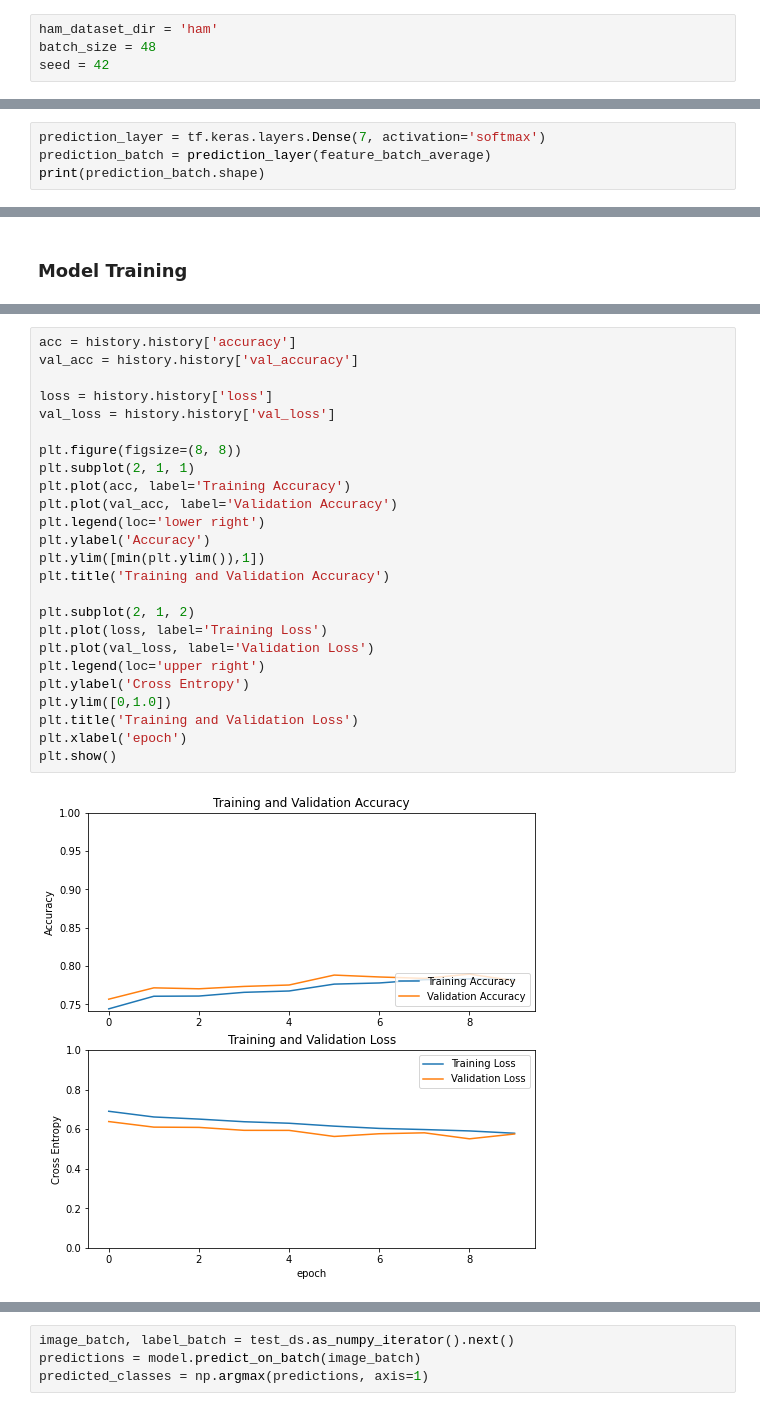
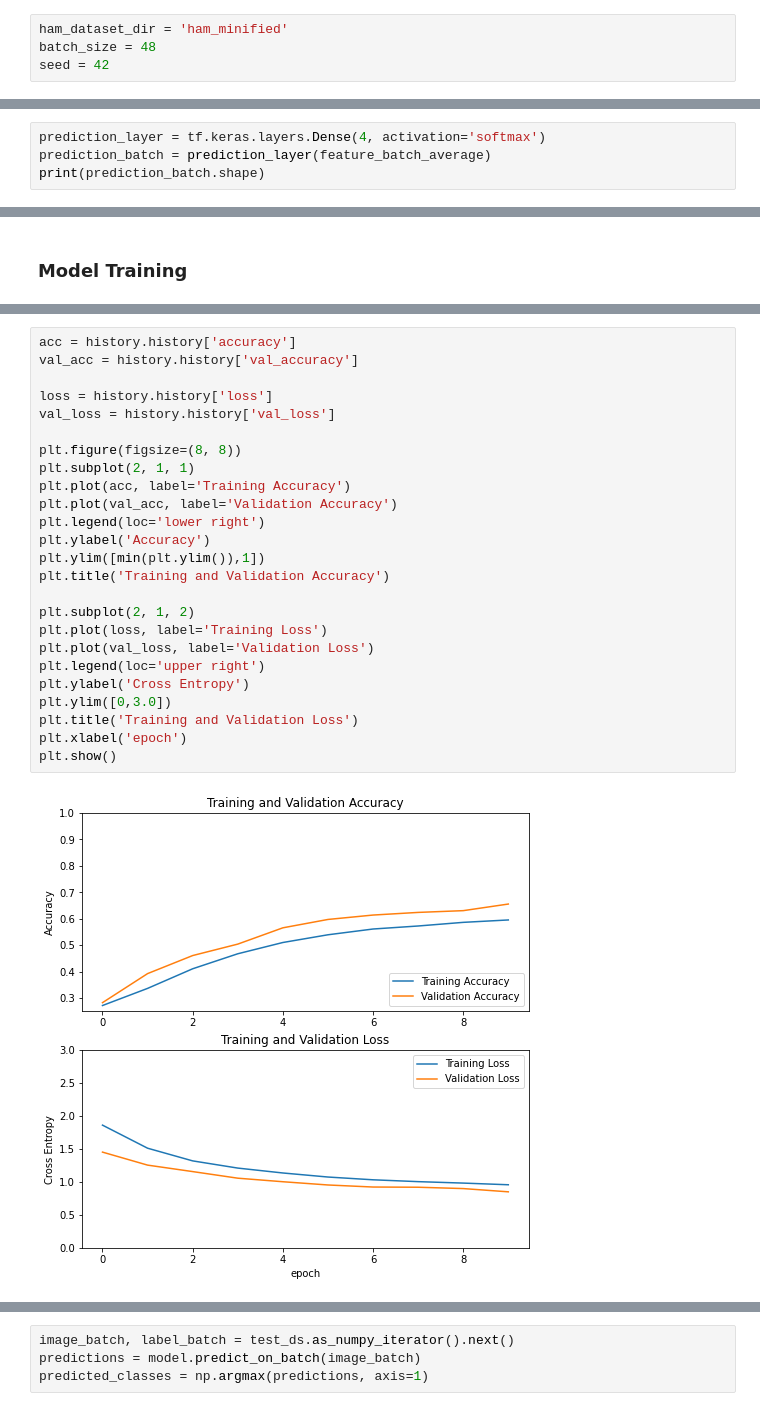
Before and after one commit to CodeNameJacks/dermatoscopic-vae, a Jupyter notebook: ham_classifier.ipynb, the cells around one changed output, grey strips where cells are left out. Cells and saved outputs as stored; diff of their text form.

Commit message:
Save model history and evaluate on minified dataset

```diff
--- a/ham_classifier.ipynb
+++ b/ham_classifier.ipynb
@@ -10,5 +11,5 @@ import matplotlib.pyplot as plt
 # %%
-ham_dataset_dir = 'ham'
+ham_dataset_dir = 'ham_minified'
 batch_size = 48
 seed = 42
 # %%
@@ -126,7 +127,7 @@ print(feature_batch_average.shape)
 # %% [output]
 (48, 2048)
 # %%
-prediction_layer = tf.keras.layers.Dense(7, activation='softmax')
+prediction_layer = tf.keras.layers.Dense(4, activation='softmax')
 prediction_batch = prediction_layer(feature_batch_average)
 print(prediction_batch.shape)
 # %% [output]
@@ -214,27 +215,27 @@ Epoch 10/10
 # %%
 acc = history.history['accuracy']
 val_acc = history.history['val_accuracy']
 
 loss = history.history['loss']
 val_loss = history.history['val_loss']
 
 plt.figure(figsize=(8, 8))
 plt.subplot(2, 1, 1)
 plt.plot(acc, label='Training Accuracy')
 plt.plot(val_acc, label='Validation Accuracy')
 plt.legend(loc='lower right')
 plt.ylabel('Accuracy')
 plt.ylim([min(plt.ylim()),1])
 plt.title('Training and Validation Accuracy')
 
 plt.subplot(2, 1, 2)
 plt.plot(loss, label='Training Loss')
 plt.plot(val_loss, label='Validation Loss')
 plt.legend(loc='upper right')
 plt.ylabel('Cross Entropy')
-plt.ylim([0,1.0])
+plt.ylim([0,3.0])
 plt.title('Training and Validation Loss')
 plt.xlabel('epoch')
 plt.show()
 # %% [output]
-[figure, old version]
+[figure, new version]
```
Also changed, not shown: parts of 18 cells of this notebook.
